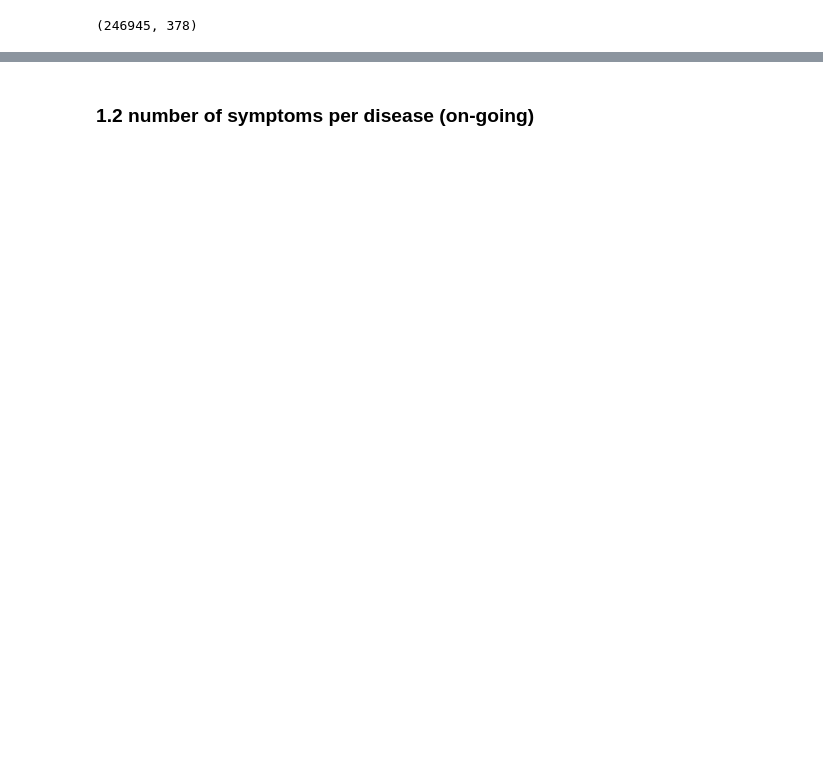
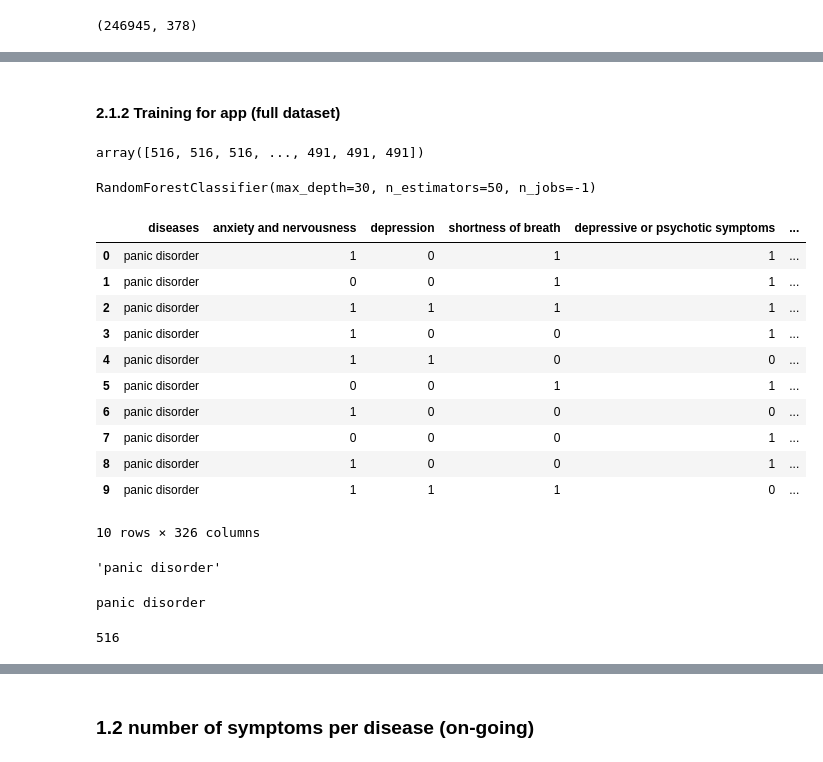
Before and after one commit to Gregytch/MedAI, a Jupyter notebook: notebooks/explorer_Greg.ipynb, the cells around one changed output, grey strips where cells are left out. Cells and saved outputs as stored; diff of their text form; code cells hidden in the pictures; blank space fills up the shorter version.

```diff
--- a/notebooks/explorer_Greg.ipynb
+++ b/notebooks/explorer_Greg.ipynb
@@ -197,0 +65,9 @@ dtype: object
+# %%
+# Remove classes with only 1 observation
+#Count observations per disease
+class_counts = df_symp['diseases'].value_counts()
+#filter
+filtered_classes = class_counts[class_counts > 1].index
+#apply filter on df
+df_symp_disease_filtered = df_symp[df_symp['diseases'].isin(filtered_classes)]
+df_symp_disease_filtered.shape
@@ -197,0 +76,6 @@ dtype: object
+# %%
+#Identify columns with only one unique value
+columns_single_value = [col for col in df_symp_disease_filtered.columns if df_symp_disease_filtered[col].nunique() == 1]
+df_symp_single_value = df_symp_disease_filtered[columns_single_value]
+#remove them from df
+df_symp_filtered= df_symp_disease_filtered.drop(columns = columns_single_value)
@@ -197,0 +160,2 @@ dtype: object
+# %% [markdown]
+#### 2.1.2 Training for app (full dataset)
@@ -197,0 +167,7 @@ dtype: object
+# %%
+#Label_Encoding the target
+label_encoder = LabelEncoder()
+y_encoded = label_encoder.fit_transform(y)
+y_encoded
+# %% [output]
+array([516, 516, 516, ..., 491, 491, 491])
@@ -197,0 +180,32 @@ dtype: object
+# %%
+rf_classifier.fit(X, y_encoded)
+# %% [output]
+RandomForestClassifier(max_depth=30, n_estimators=50, n_jobs=-1)
+# %%
+df_symp_filtered[0:10]
+# %% [output]
+|  | diseases | anxiety and nervousness | depression | shortness of breath | depressive or psychotic symptoms | ... |
+| 0 | panic disorder | 1 | 0 | 1 | 1 | ... |
+| 1 | panic disorder | 0 | 0 | 1 | 1 | ... |
+| 2 | panic disorder | 1 | 1 | 1 | 1 | ... |
+| 3 | panic disorder | 1 | 0 | 0 | 1 | ... |
+| 4 | panic disorder | 1 | 1 | 0 | 0 | ... |
+| 5 | panic disorder | 0 | 0 | 1 | 1 | ... |
+| 6 | panic disorder | 1 | 0 | 0 | 0 | ... |
+| 7 | panic disorder | 0 | 0 | 0 | 1 | ... |
+| 8 | panic disorder | 1 | 0 | 0 | 1 | ... |
+| 9 | panic disorder | 1 | 1 | 1 | 0 | ... |
+10 rows × 326 columns
+# %%
+y[0]
+# %% [output]
+'panic disorder'
+# %%
+test=label_encoder.classes_[rf_classifier.predict(X[0:1])][0]
+print(test)
+# %% [output]
+panic disorder
+# %%
+rf_classifier.predict(X[0:1])[0]
+# %% [output]
+516
```
Also changed, not shown: parts of 71 cells of this notebook, 2 other files.
